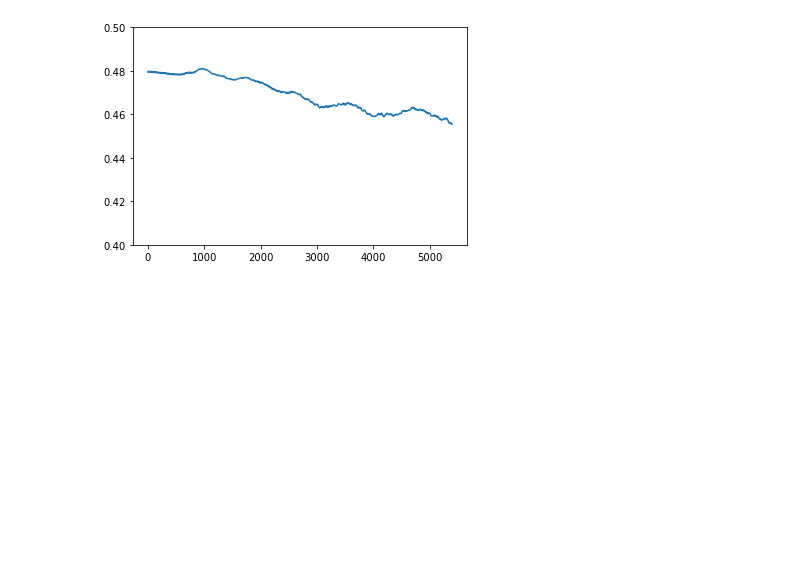
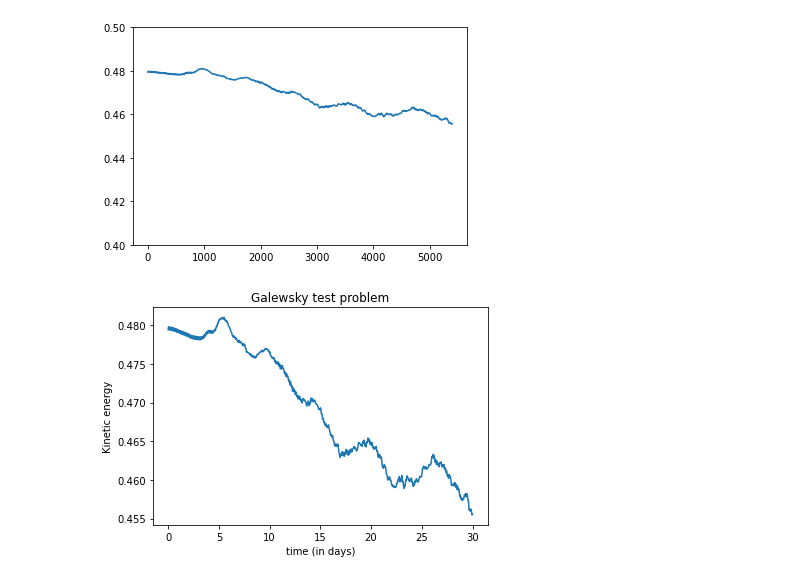
Before and after one commit to sharma-kk/viscous_shallow_water, a Jupyter notebook: kinetic_energy_plots.ipynb, the cells around one changed output. Drawn from its saved outputs; the diff is of its cells as text; code cells hidden in the pictures; blank space fills up the shorter version.

```diff
--- a/kinetic_energy_plots.ipynb
+++ b/kinetic_energy_plots.ipynb
@@ -20,0 +23,9 @@ plt.ylim(top = .5)
+# %%
+t = np.arange(5401)*(8/(60*24))
+plt.plot(t, KE_17)
+plt.xlabel("time (in days)")
+plt.ylabel("Kinetic energy")
+plt.title("Galewsky test problem")
+plt.savefig('./plots/test17/kinetic_energy_plot_test17.pdf', dpi=1000)
+# %% [output]
+[figure, added]
```
Also changed, not shown: parts of 3 cells of this notebook, 3 other files.
